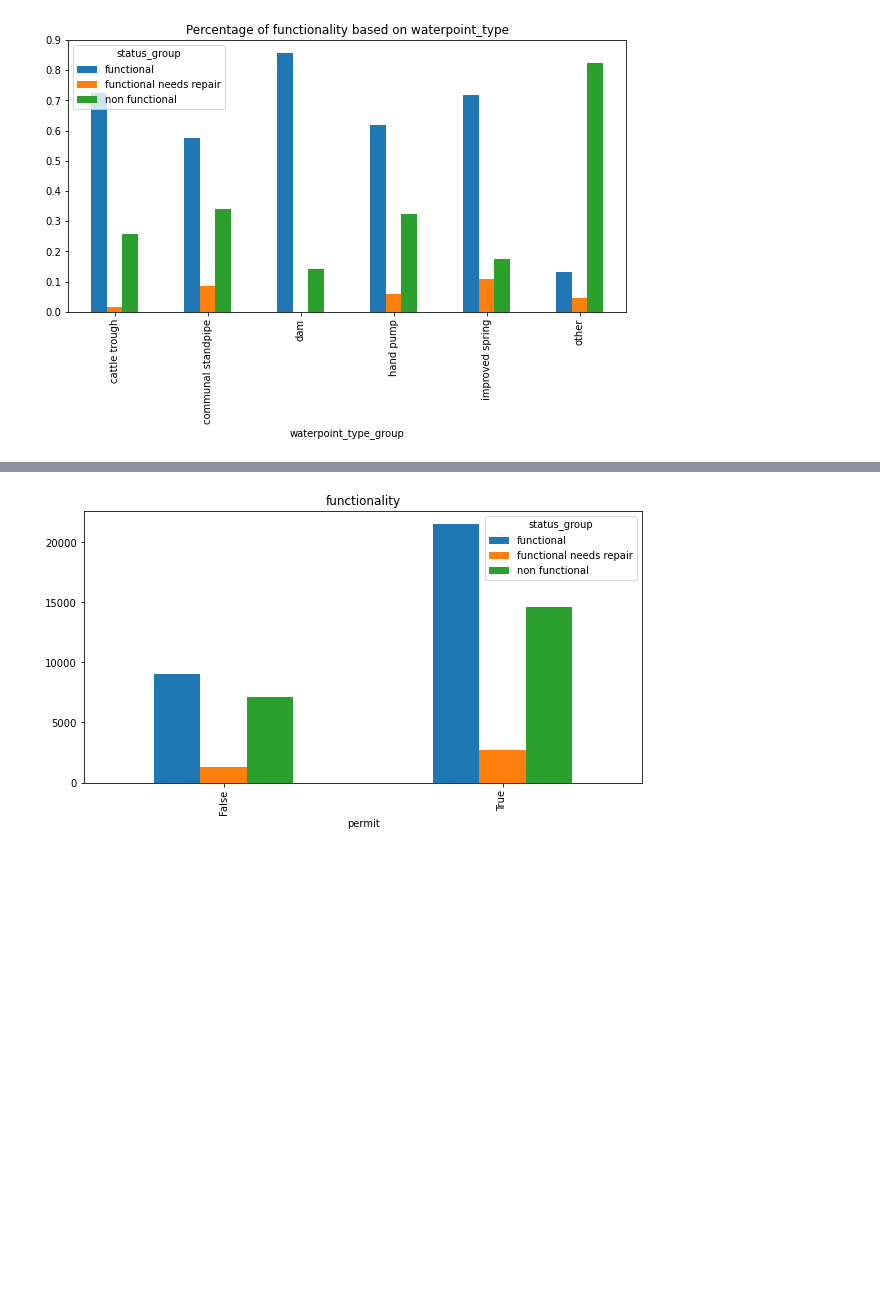
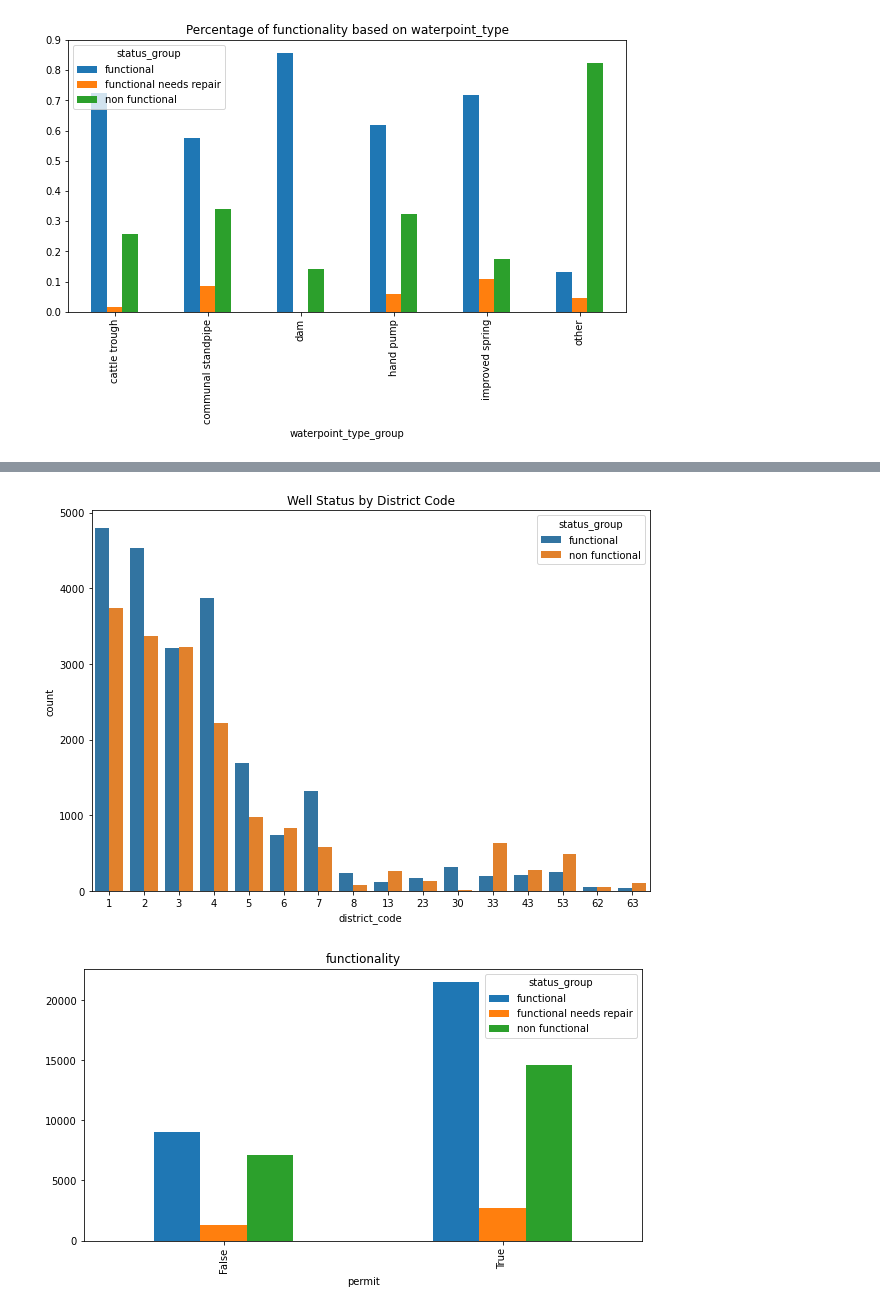
Before and after one commit to litzysj/Tanzania-Water-Well, a Jupyter notebook: Notebooks/Final Notebook.ipynb, the cells around one changed output, grey strips where cells are left out. Cells and saved outputs as stored; diff of their text form; code cells hidden in the pictures; blank space fills up the shorter version.

```diff
--- a/Notebooks/Final Notebook.ipynb
+++ b/Notebooks/Final Notebook.ipynb
@@ -138,0 +187,7 @@ clean_df['status_group'] = clean_df["status_group"].replace("functional needs re
+# %%
+plt.figure(figsize=(10, 7))
+
+sns.countplot(data=clean_df,x='district_code',hue='status_group')
+plt.title('Well Status by District Code');
+# %% [output]
+[figure, added]
```
Also changed, not shown: parts of 65 cells of this notebook, 2 other files.
